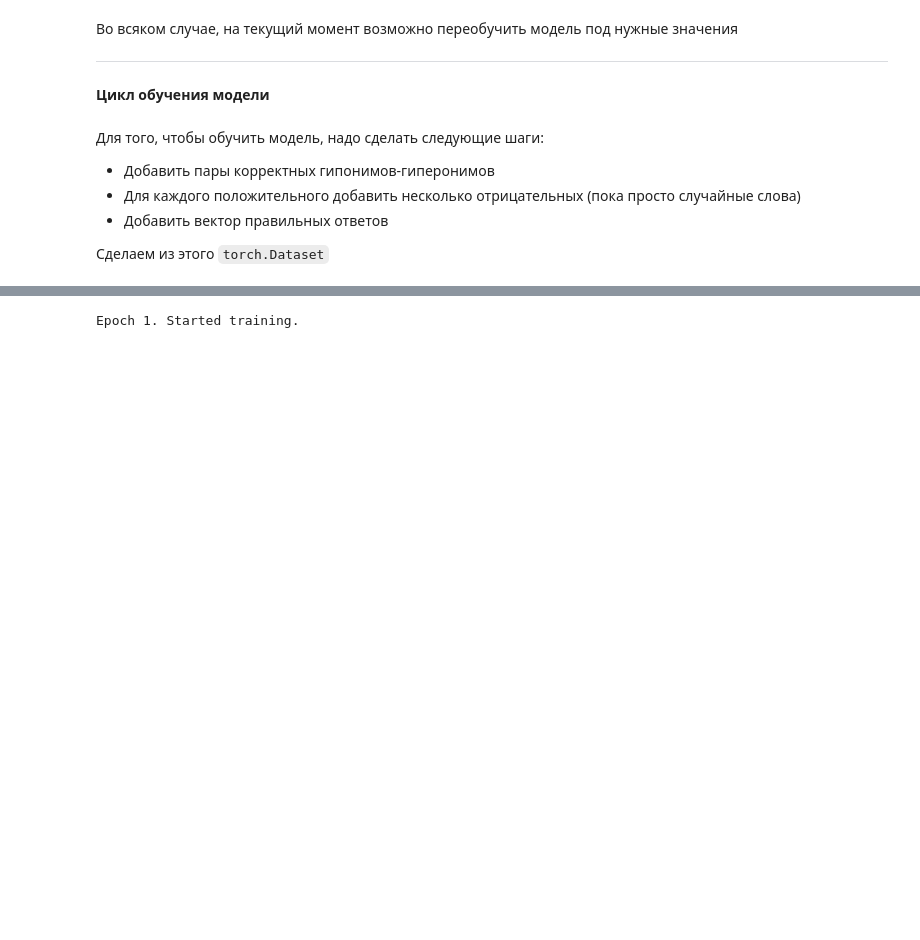
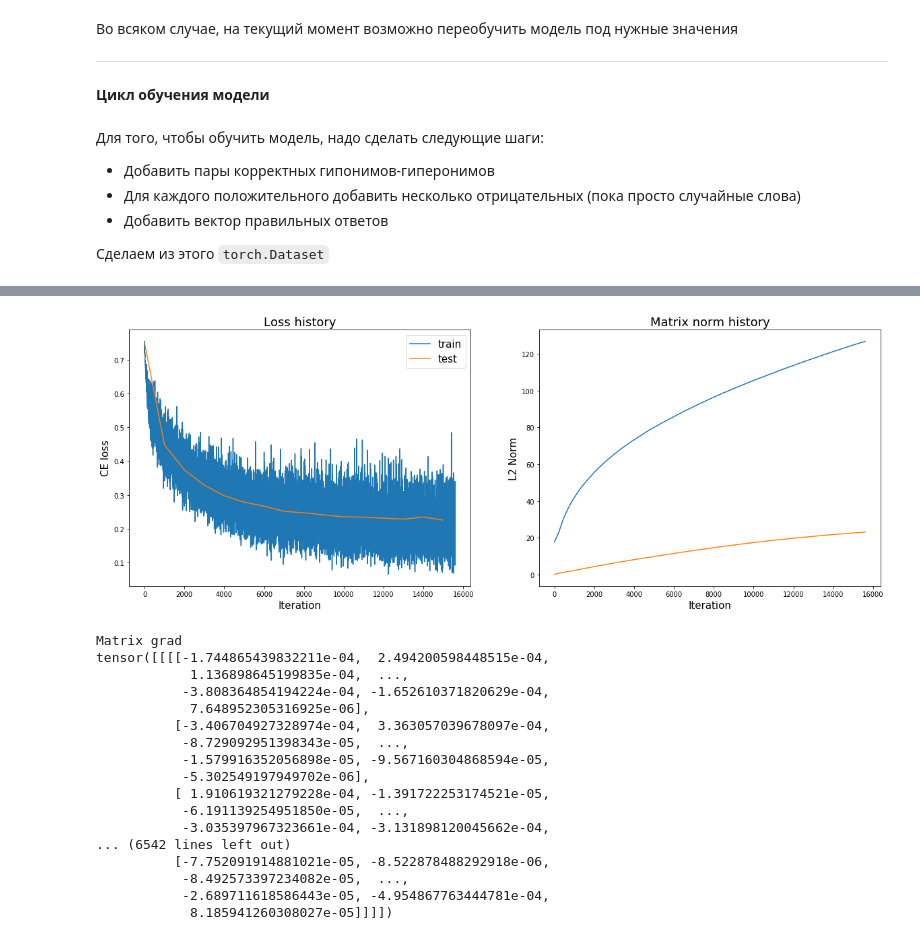
Before and after one commit to loginov-ra/HypernymyDetection, a Jupyter notebook: projection_model/ModelBuilding.ipynb, the cells around one changed output, grey strips where cells are left out. Cells and saved outputs as stored; diff of their text form; code cells hidden in the pictures; blank space fills up the shorter version.

```diff
--- a/projection_model/ModelBuilding.ipynb
+++ b/projection_model/ModelBuilding.ipynb
@@ -240 +305,3 @@ dataset = HypernymQueriesDataset(thesaurus, vocab_embeddings, max_pairs=1000)
+# %%
+test_dataset = HypernymQueriesDataset(thesaurus, vocab_embeddings, test_keys, max_pairs=100000)
 # %%
@@ -248,36 +322,97 @@ data_loader = DataLoader(dataset, batch_size=batch_size, shuffle=True)
+# %%
+def eval_loss_on_test(model):
+    model.eval()
+    hyponyms, candidates, labels = test_batch
+    model_batch = {
+        'batch': hyponyms,
+        'candidate': candidates
+    }
+    labels = labels.float()
+    logits = model(model_batch).squeeze()
+    loss = loss_fn(logits, labels)
+    return loss.detach().numpy()
+# %%
+loss_history = []
+test_loss_history = []
+matrix_norms = []
+weight_norms = []
 # %%
-loss_history = []
-
 for epoch in range(n_epochs):
     print('Epoch {}. Started training.'.format(epoch + 1))
 
     for it, batch in tqdm(enumerate(data_loader), total=len(dataset) / batch_size):
+        model.train()
         hyponyms, candidates, labels = batch
 
         model_batch = {
             'batch': hyponyms,
             'candidate': candidates
         }
 
         labels = labels.float()
-        probas = model(model_batch).squeeze()
-        probas = torch.clamp(probas, 1e-5, 1. - 1e-5)
-        loss = torch.sum(labels * torch.log(probas) + (1. - labels) * torch.log(1. - probas))
+        logits = model(model_batch).squeeze()
+        loss = loss_fn(logits, labels)
+
+        if np.isnan(loss.detach().numpy()):
+            print(probas)
+            break
+
+        if len(loss_history) % val_freq == 0:
+            test_loss_history.append(eval_loss_on_test(model))
         loss_history.append(loss.detach().numpy())
+        matrix_norm = np.linalg.norm(model.matrices.detach().numpy())
+        matrix_norms.append(matrix_norm)
+        weight_norm = np.linalg.norm(model.prob_layer.weight.detach().numpy())
+        weight_norms.append(weight_norm)
 
         if len(loss_history) % plot_frequency == 0:
             print(loss)
             clear_output(wait=True)
-            plt.figure(figsize=(12, 7))
+            plt.figure(figsize=(20, 7))
+
+            plt.subplot(1, 2, 1)
             plt.title('Loss history', fontsize=18)
             plt.xlabel('Iteration', fontsize=15)
             plt.ylabel('CE loss', fontsize=15)
-            plt.plot(np.array(loss_history))
+            plt.plot(np.array(loss_history), label='train')
+            plt.plot(np.arange(len(test_loss_history)) * val_freq, np.array(test_loss_history), label='test')
+            plt.legend(fontsize=15)
+
+            plt.subplot(1, 2, 2)
+            plt.title('Matrix norm history', fontsize=18)
+            plt.xlabel('Iteration', fontsize=15)
+            plt.ylabel('L2 Norm', fontsize=15)
+            plt.plot(np.array(matrix_norms))
+            plt.plot(np.array(weight_norms))
+
             plt.show()
 
         loss.backward()
+
+        torch.nn.utils.clip_grad_norm_(model.parameters(), 5)
+
+        print('Matrix grad')
+        print(model.matrices.grad)
+
         optimizer.step()
         optimizer.zero_grad()
 # %% [output]
+[figure, added]
-Epoch 1. Started training.
+Matrix grad
+tensor([[[[-1.744865439832211e-04,  2.494200598448515e-04,
+            1.136898645199835e-04,  ...,
+           -3.808364854194224e-04, -1.652610371820629e-04,
+            7.648952305316925e-06],
+          [-3.406704927328974e-04,  3.363057039678097e-04,
+           -8.729092951398343e-05,  ...,
+           -1.579916352056898e-05, -9.567160304868594e-05,
+           -5.302549197949702e-06],
+          [ 1.910619321279228e-04, -1.391722253174521e-05,
+           -6.191139254951850e-05,  ...,
+           -3.035397967323661e-04, -3.131898120045662e-04,
+... (6542 lines left out)
+          [-7.752091914881021e-05, -8.522878488292918e-06,
+           -8.492573397234082e-05,  ...,
+           -2.689711618586443e-05, -4.954867763444781e-04,
+            8.185941260308027e-05]]]])
 # %%
```
Also changed, not shown: parts of 18 cells of this notebook, 2 other files.
